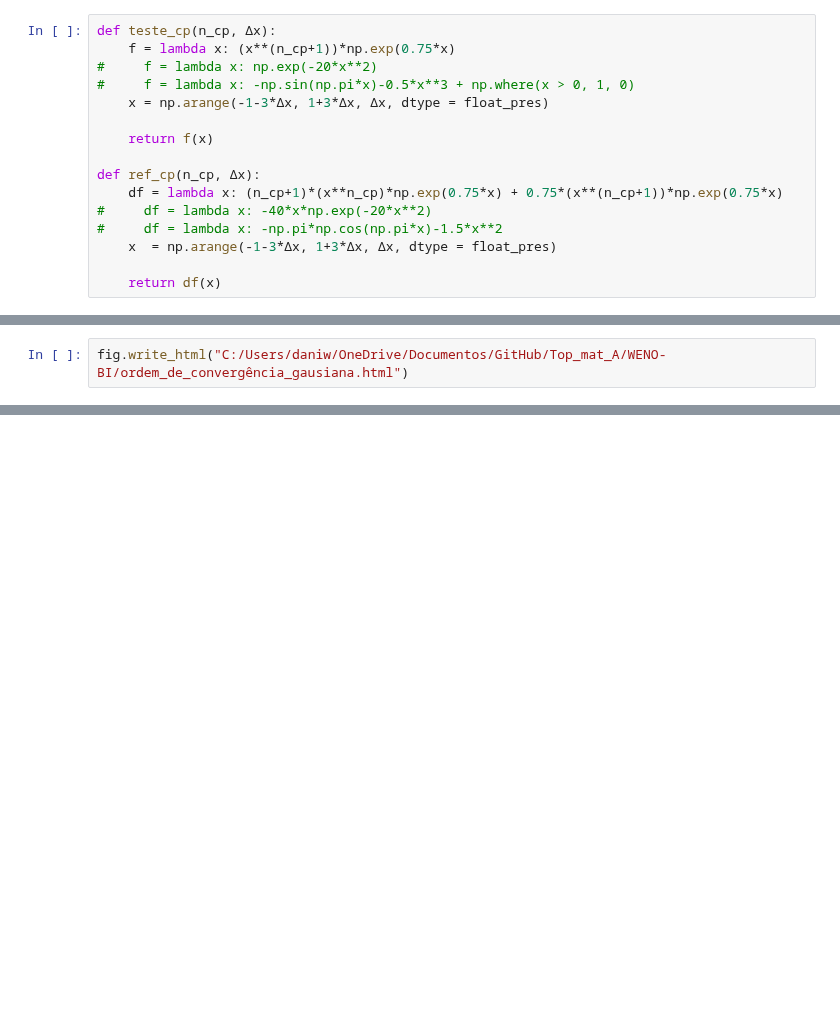
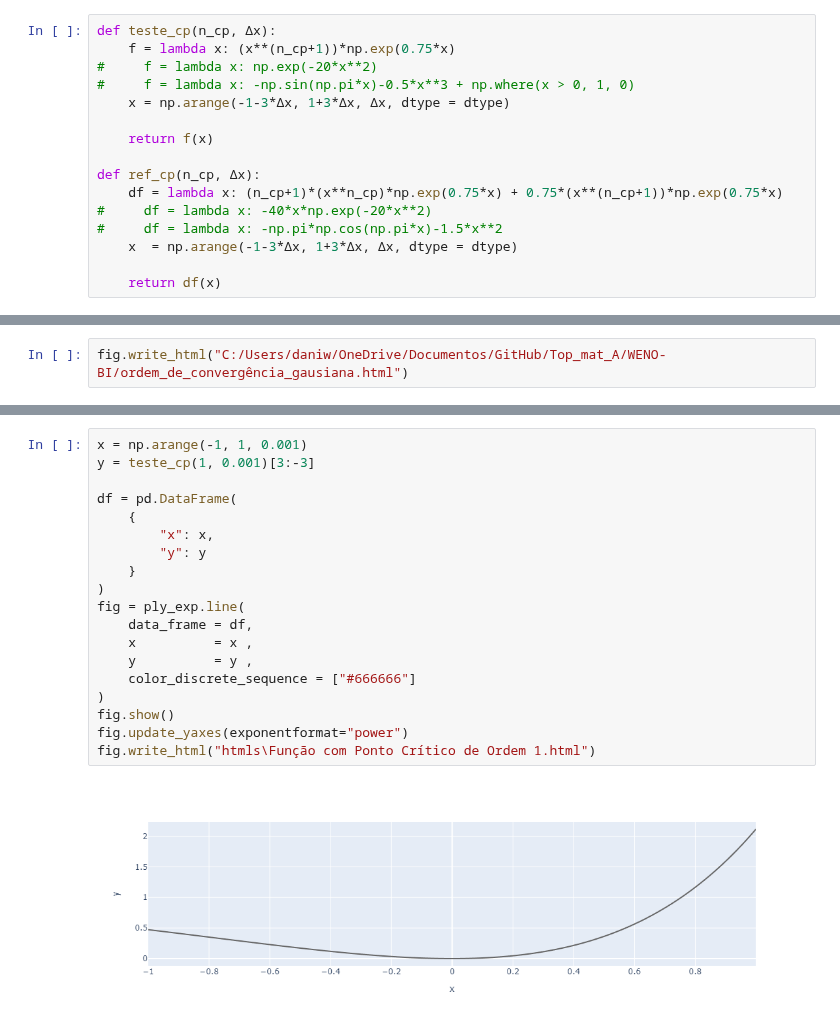
Before and after one commit to silvaneojunior/Top_mat_A, a Jupyter notebook: WENO-DS/Teste da Ordem de Convergência.ipynb, the cells around one changed output, grey strips where cells are left out. Saved outputs shown, nothing was run; the diff lists cells and outputs as text; blank space fills up the shorter version.

Commit message:
Múltiplos Testes

```diff
--- a/WENO-DS/Teste da Ordem de Convergência.ipynb
+++ b/WENO-DS/Teste da Ordem de Convergência.ipynb
@@ -27,7 +27,7 @@ def teste_cp(n_cp, Δx):
     f = lambda x: (x**(n_cp+1))*np.exp(0.75*x)
 #     f = lambda x: np.exp(-20*x**2)
 #     f = lambda x: -np.sin(np.pi*x)-0.5*x**3 + np.where(x > 0, 1, 0)
-    x = np.arange(-1-3*Δx, 1+3*Δx, Δx, dtype = float_pres)
+    x = np.arange(-1-3*Δx, 1+3*Δx, Δx, dtype = dtype)
 
     return f(x)
 
@@ -35,7 +35,7 @@ def ref_cp(n_cp, Δx):
     df = lambda x: (n_cp+1)*(x**n_cp)*np.exp(0.75*x) + 0.75*(x**(n_cp+1))*np.exp(0.75*x)
 #     df = lambda x: -40*x*np.exp(-20*x**2)
 #     df = lambda x: -np.pi*np.cos(np.pi*x)-1.5*x**2
-    x  = np.arange(-1-3*Δx, 1+3*Δx, Δx, dtype = float_pres)
+    x  = np.arange(-1-3*Δx, 1+3*Δx, Δx, dtype = dtype)
 
     return df(x)
 # %%
@@ -201,0 +259,21 @@ ordem
+# %%
+x = np.arange(-1, 1, 0.001)
+y = teste_cp(1, 0.001)[3:-3]
+
+df = pd.DataFrame(
+    {
+        "x": x,
+        "y": y
+    }
+)
+fig = ply_exp.line(
+    data_frame = df,
+    x          = x ,
+    y          = y ,
+    color_discrete_sequence = ["#666666"]
+)
+fig.show()
+fig.update_yaxes(exponentformat="power")
+fig.write_html("htmls\Função com Ponto Crítico de Ordem 1.html")
+# %% [output]
+[figure, added]
```
Also changed, not shown: parts of 8 cells of this notebook, 43 other files.
